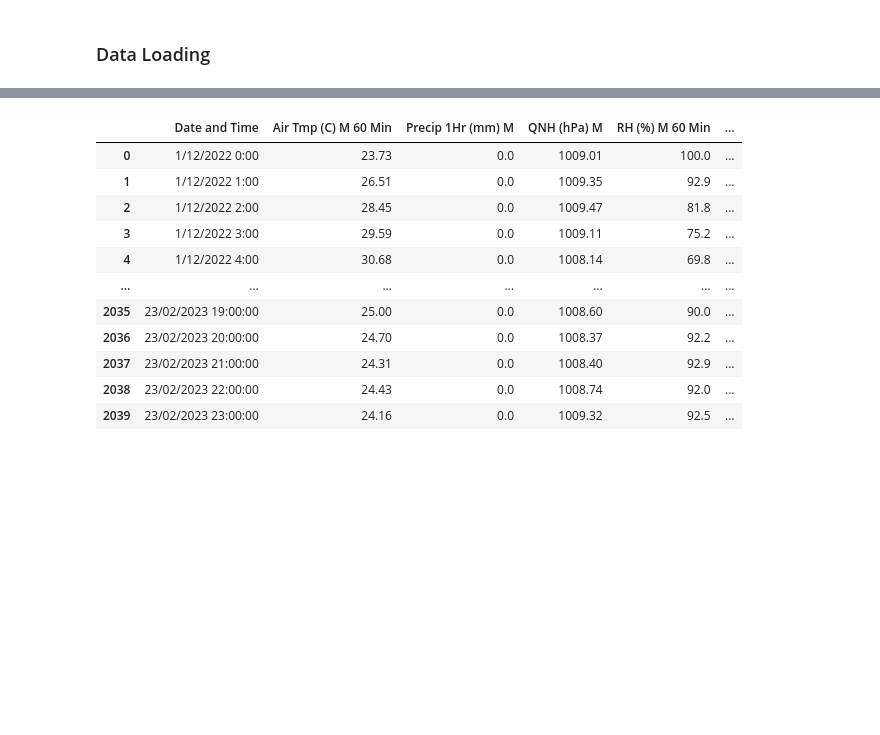
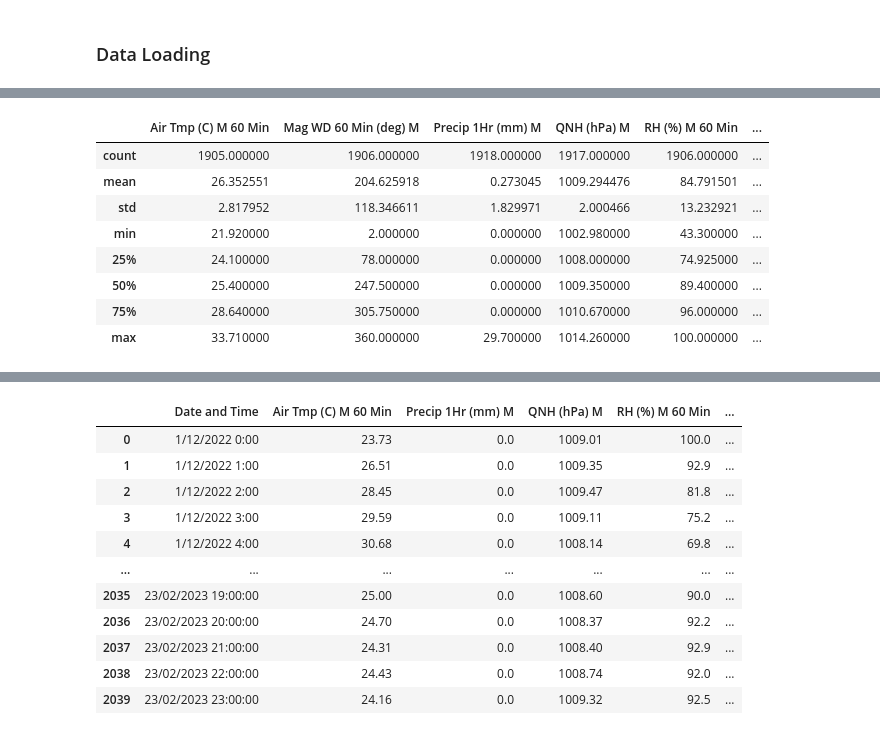
Before and after one commit to el-thobhy/rainfall-prediction, a Jupyter notebook: test_code_bmkg.ipynb, the cells around one changed output, grey strips where cells are left out. Saved outputs shown, nothing was run; the diff lists cells and outputs as text; code cells hidden in the pictures; blank space fills up the shorter version.

```diff
--- a/test_code_bmkg.ipynb
+++ b/test_code_bmkg.ipynb
@@ -10,0 +28,12 @@ import numpy as np
+# %%
+data_belum_clean.describe()
+# %% [output]
+|  | Air Tmp (C) M 60 Min | Mag WD 60 Min (deg) M | Precip 1Hr (mm) M | QNH (hPa) M | RH (%) M 60 Min | ... |
+| count | 1905.000000 | 1906.000000 | 1918.000000 | 1917.000000 | 1906.000000 | ... |
+| mean | 26.352551 | 204.625918 | 0.273045 | 1009.294476 | 84.791501 | ... |
+| std | 2.817952 | 118.346611 | 1.829971 | 2.000466 | 13.232921 | ... |
+| min | 21.920000 | 2.000000 | 0.000000 | 1002.980000 | 43.300000 | ... |
+| 25% | 24.100000 | 78.000000 | 0.000000 | 1008.000000 | 74.925000 | ... |
+| 50% | 25.400000 | 247.500000 | 0.000000 | 1009.350000 | 89.400000 | ... |
+| 75% | 28.640000 | 305.750000 | 0.000000 | 1010.670000 | 96.000000 | ... |
+| max | 33.710000 | 360.000000 | 29.700000 | 1014.260000 | 100.000000 | ... |
```
Also changed, not shown: parts of 2 cells of this notebook, 4 other files.
